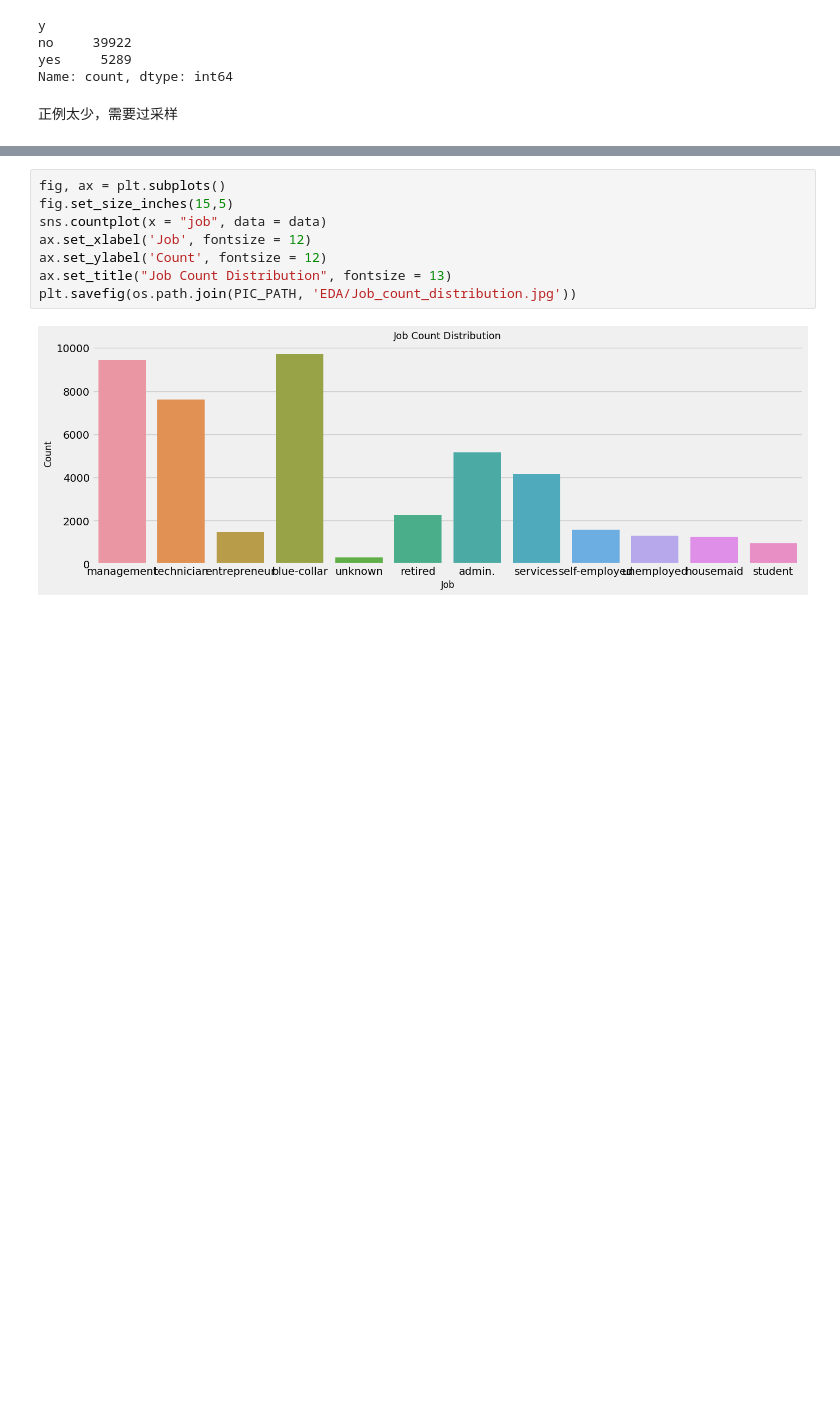
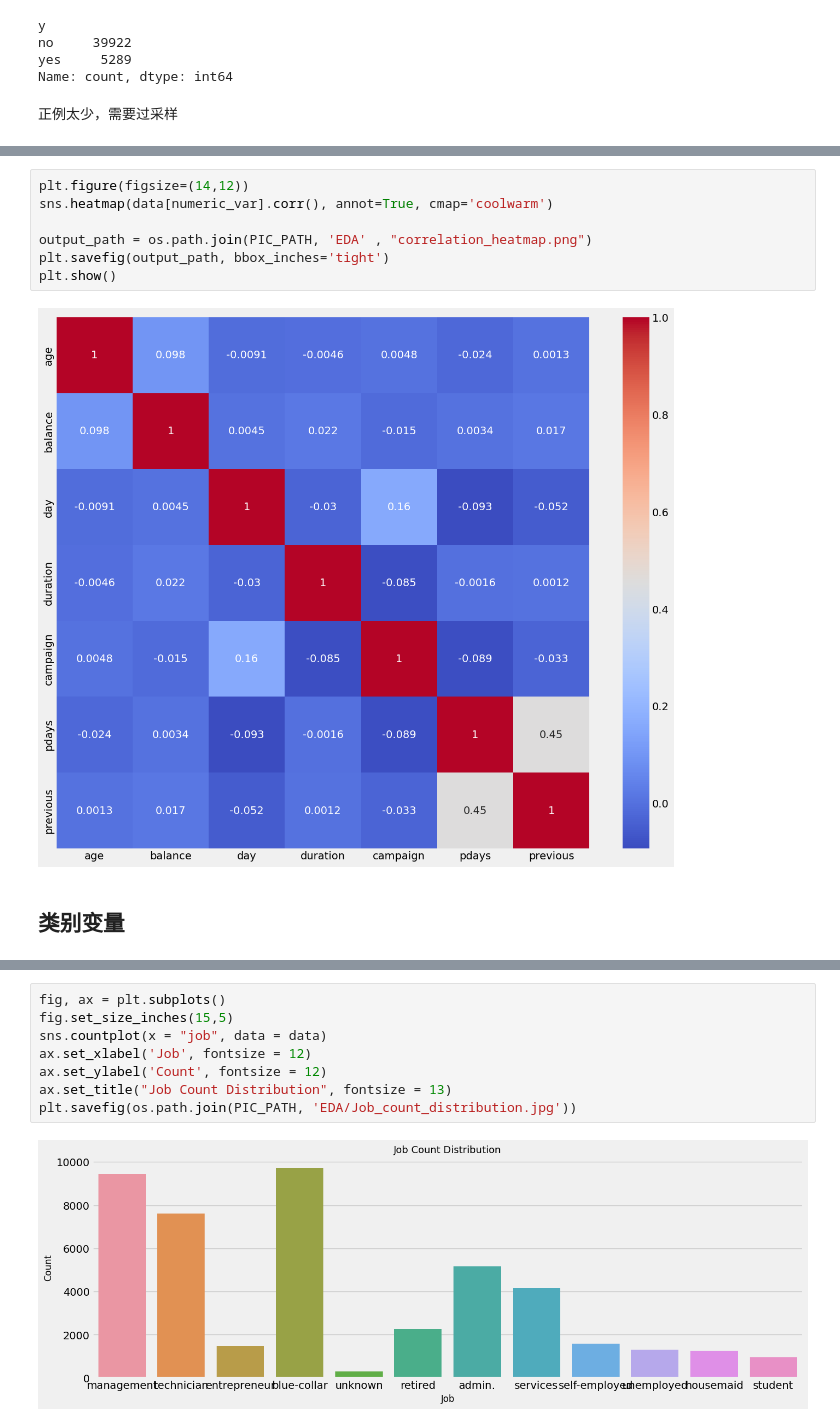
Before and after one commit to Dexter6268/DataMining-Project2, a Jupyter notebook: Bank Marketing.ipynb, the cells around one changed output, grey strips where cells are left out. Saved outputs shown, nothing was run; the diff lists cells and outputs as text; blank space fills up the shorter version.

```diff
--- a/Bank Marketing.ipynb
+++ b/Bank Marketing.ipynb
@@ -144,0 +203,11 @@ plt.show()
+# %%
+plt.figure(figsize=(14,12))
+sns.heatmap(data[numeric_var].corr(), annot=True, cmap='coolwarm')
+
+output_path = os.path.join(PIC_PATH, 'EDA' , "correlation_heatmap.png")
+plt.savefig(output_path, bbox_inches='tight')
+plt.show()
+# %% [output]
+[figure, added]
+# %% [markdown]
+## 类别变量
```
Also changed, not shown: parts of 23 cells of this notebook, 25 other files.
